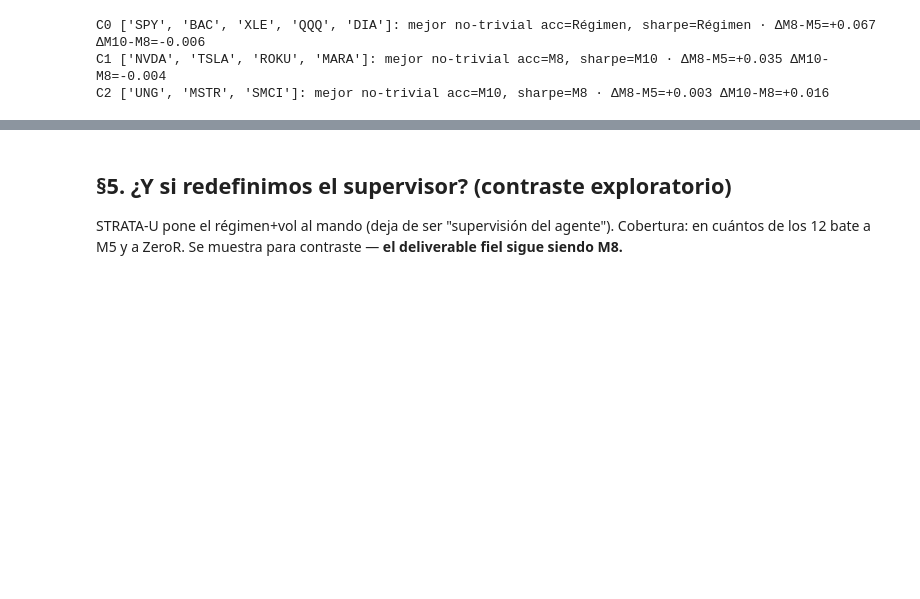
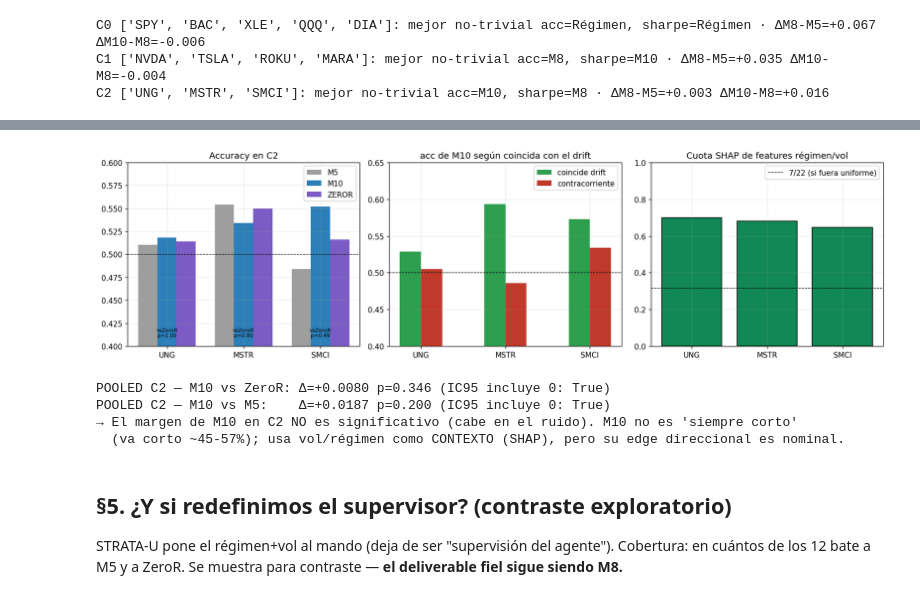
Before and after one commit to RaquelGarciah/Real-time-statistical-supervision-of-an-AI-trading-agent, a Jupyter notebook: notebooks/STRATA_exploracion_estrategias.ipynb, the cells around one changed output, grey strips where cells are left out. Cells and saved outputs as stored; diff of their text form; code cells hidden in the pictures; blank space fills up the shorter version.

```diff
--- a/notebooks/STRATA_exploracion_estrategias.ipynb
+++ b/notebooks/STRATA_exploracion_estrategias.ipynb
@@ -192,3 +198,36 @@ C2 ['UNG', 'MSTR', 'SMCI']: mejor no-trivial acc=M10, sharpe=M8 · ΔM8-M5=+0.00
+# %%
+C2 = J("c2_decompose"); pa2 = C2["por_activo"]; A2 = list(pa2)
+fig, ax = plt.subplots(1, 3, figsize=(15, 4.2))
+# (a) acc M10/M5/ZeroR + p-valores
+x = np.arange(len(A2)); w = 0.25
+for i, (s, c) in enumerate([("acc_m5", COL["M5"]), ("acc_m10", COL["M10"]), ("acc_zeror", COL["ZeroR"])]):
+    ax[0].bar(x + (i-1)*w, [pa2[a][s] for a in A2], w, label=s.replace("acc_", "").upper(), color=c)
+ax[0].axhline(0.5, color="k", ls="--", lw=0.8); ax[0].set_xticks(x); ax[0].set_xticklabels(A2)
+ax[0].set_title("Accuracy en C2"); ax[0].legend(); ax[0].set_ylim(0.4, 0.6)
+for j, a in enumerate(A2):
+    ax[0].text(x[j], 0.41, f"vsZeroR\np={pa2[a]['mcnemar_m10_vs_zeror_p']:.2f}", ha="center", fontsize=7)
+# (b) acc M10 cuando coincide vs contracorriente con la mayoría
+ax[1].bar(x - w/2, [pa2[a]["acc_m10_cuando_coincide_mayoria"] for a in A2], w, label="coincide drift", color="#2e9e4f")
+ax[1].bar(x + w/2, [pa2[a]["acc_m10_cuando_contraria_mayoria"] for a in A2], w, label="contracorriente", color="#c0392b")
+ax[1].axhline(0.5, color="k", ls="--", lw=0.8); ax[1].set_xticks(x); ax[1].set_xticklabels(A2)
+ax[1].set_title("acc de M10 según coincida con el drift"); ax[1].legend(); ax[1].set_ylim(0.4, 0.65)
+# (c) cuota de features STRATA/régimen
+ax[2].bar(x, [pa2[a]["shap_cuota_strata7"] for a in A2], color="#185", edgecolor="black")
+ax[2].axhline(0.318, color="k", ls="--", lw=0.8, label="7/22 (si fuera uniforme)")
+ax[2].set_xticks(x); ax[2].set_xticklabels(A2); ax[2].set_ylim(0, 1)
+ax[2].set_title("Cuota SHAP de features régimen/vol"); ax[2].legend()
+plt.tight_layout(); plt.show()
+pz = C2["pooled_acc_m10_vs_zeror"]; pm = C2["pooled_acc_m10_vs_m5"]
+print(f"POOLED C2 — M10 vs ZeroR: Δ={pz['delta']:+.4f} p={pz['p_greater']:.3f} (IC95 incluye 0: {pz['ci_low']<0<pz['ci_high']})")
+print(f"POOLED C2 — M10 vs M5:    Δ={pm['delta']:+.4f} p={pm['p_greater']:.3f} (IC95 incluye 0: {pm['ci_low']<0<pm['ci_high']})")
+print("→ El margen de M10 en C2 NO es significativo (cabe en el ruido). M10 no es 'siempre corto'")
+print("  (va corto ~45-57%); usa vol/régimen como CONTEXTO (SHAP), pero su edge direccional es nominal.")
+# %% [output]
+[figure, added]
+POOLED C2 — M10 vs ZeroR: Δ=+0.0080 p=0.346 (IC95 incluye 0: True)
+POOLED C2 — M10 vs M5:    Δ=+0.0187 p=0.200 (IC95 incluye 0: True)
+→ El margen de M10 en C2 NO es significativo (cabe en el ruido). M10 no es 'siempre corto'
+  (va corto ~45-57%); usa vol/régimen como CONTEXTO (SHAP), pero su edge direccional es nominal.
 # %% [markdown]
 ## §5. ¿Y si redefinimos el supervisor? (contraste exploratorio)
 
```
Also changed, not shown: parts of 1 cell of this notebook, 3 other files.
